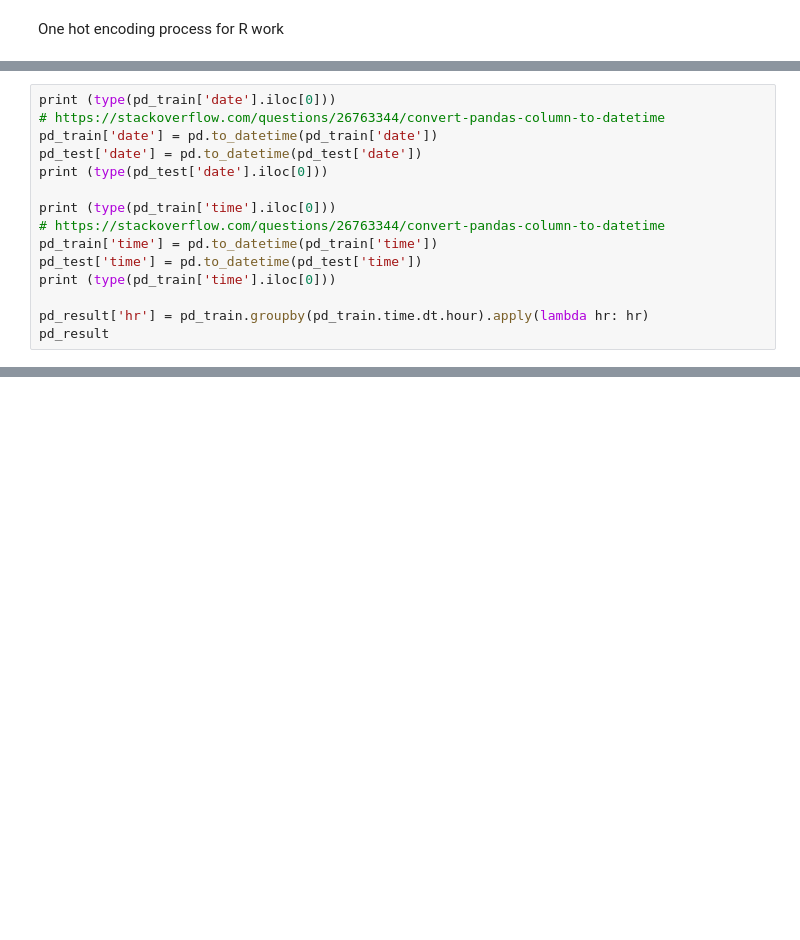
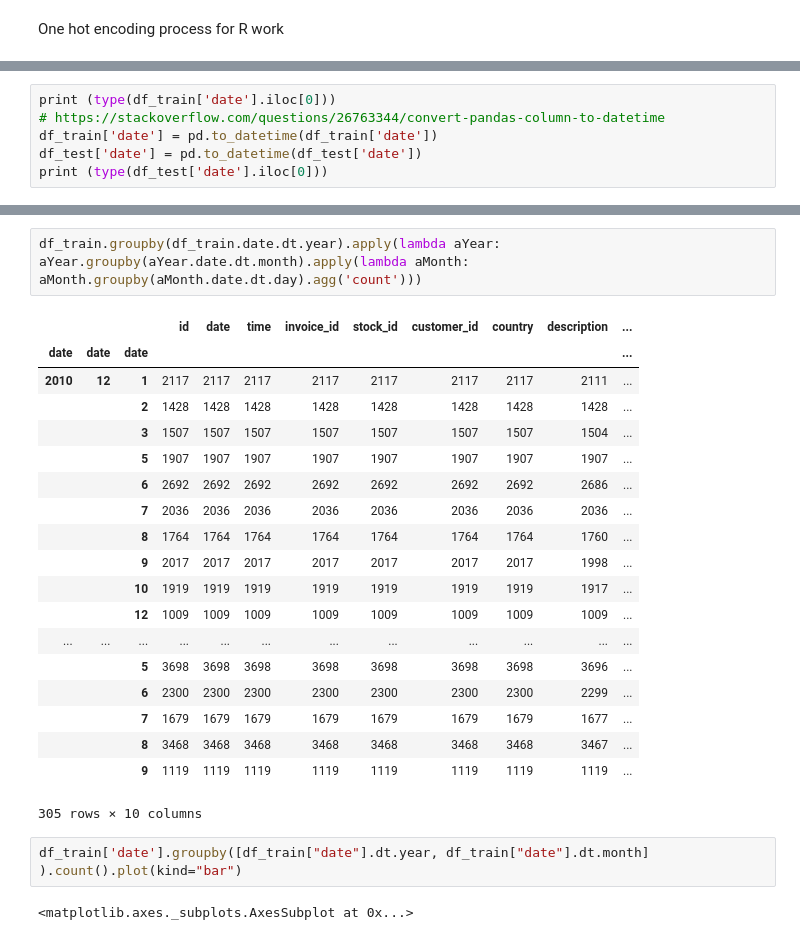
Before and after one commit to hondajyh/RetroSpeckt, a Jupyter notebook: Runjini's Python Experiment.ipynb, the cells around one changed output, grey strips where cells are left out. Saved outputs shown, nothing was run; the diff lists cells and outputs as text; blank space fills up the shorter version.

```diff
--- a/Runjini's Python Experiment.ipynb
+++ b/Runjini's Python Experiment.ipynb
@@ -17,15 +67,6 @@ df_test = pd.read_csv(f'test.csv', encoding='ISO-8859-1') # Read the test data
 # %%
-print (type(pd_train['date'].iloc[0]))
+print (type(df_train['date'].iloc[0]))
 # https://stackoverflow.com/questions/26763344/convert-pandas-column-to-datetime
-pd_train['date'] = pd.to_datetime(pd_train['date'])
-pd_test['date'] = pd.to_datetime(pd_test['date'])
-print (type(pd_test['date'].iloc[0]))
-
-print (type(pd_train['time'].iloc[0]))
-# https://stackoverflow.com/questions/26763344/convert-pandas-column-to-datetime
-pd_train['time'] = pd.to_datetime(pd_train['time'])
-pd_test['time'] = pd.to_datetime(pd_test['time'])
-print (type(pd_train['time'].iloc[0]))
-
-pd_result['hr'] = pd_train.groupby(pd_train.time.dt.hour).apply(lambda hr: hr)
-pd_result
+df_train['date'] = pd.to_datetime(df_train['date'])
+df_test['date'] = pd.to_datetime(df_test['date'])
+print (type(df_test['date'].iloc[0]))
@@ -31,0 +101,26 @@ pd_result
+# %%
+df_train.groupby(df_train.date.dt.year).apply(lambda aYear: aYear.groupby(aYear.date.dt.month).apply(lambda aMonth: aMonth.groupby(aMonth.date.dt.day).agg('count')))
+# %% [output]
+|  |  |  | id | date | time | invoice_id | stock_id | customer_id | country | description | ... |
+| date | date | date |  |  |  |  |  |  |  |  | ... |
+| 2010 | 12 | 1 | 2117 | 2117 | 2117 | 2117 | 2117 | 2117 | 2117 | 2111 | ... |
+|  |  | 2 | 1428 | 1428 | 1428 | 1428 | 1428 | 1428 | 1428 | 1428 | ... |
+|  |  | 3 | 1507 | 1507 | 1507 | 1507 | 1507 | 1507 | 1507 | 1504 | ... |
+|  |  | 5 | 1907 | 1907 | 1907 | 1907 | 1907 | 1907 | 1907 | 1907 | ... |
+|  |  | 6 | 2692 | 2692 | 2692 | 2692 | 2692 | 2692 | 2692 | 2686 | ... |
+|  |  | 7 | 2036 | 2036 | 2036 | 2036 | 2036 | 2036 | 2036 | 2036 | ... |
+|  |  | 8 | 1764 | 1764 | 1764 | 1764 | 1764 | 1764 | 1764 | 1760 | ... |
+|  |  | 9 | 2017 | 2017 | 2017 | 2017 | 2017 | 2017 | 2017 | 1998 | ... |
+|  |  | 10 | 1919 | 1919 | 1919 | 1919 | 1919 | 1919 | 1919 | 1917 | ... |
+|  |  | 12 | 1009 | 1009 | 1009 | 1009 | 1009 | 1009 | 1009 | 1009 | ... |
+| ... | ... | ... | ... | ... | ... | ... | ... | ... | ... | ... | ... |
+|  |  | 5 | 3698 | 3698 | 3698 | 3698 | 3698 | 3698 | 3698 | 3696 | ... |
+|  |  | 6 | 2300 | 2300 | 2300 | 2300 | 2300 | 2300 | 2300 | 2299 | ... |
+|  |  | 7 | 1679 | 1679 | 1679 | 1679 | 1679 | 1679 | 1679 | 1677 | ... |
+|  |  | 8 | 3468 | 3468 | 3468 | 3468 | 3468 | 3468 | 3468 | 3467 | ... |
+|  |  | 9 | 1119 | 1119 | 1119 | 1119 | 1119 | 1119 | 1119 | 1119 | ... |
+305 rows × 10 columns
+# %%
+df_train['date'].groupby([df_train["date"].dt.year, df_train["date"].dt.month] ).count().plot(kind="bar")
+# %% [output]
+<matplotlib.axes._subplots.AxesSubplot at 0x...>
```
Also changed, not shown: parts of 20 cells of this notebook, 2 other files.
